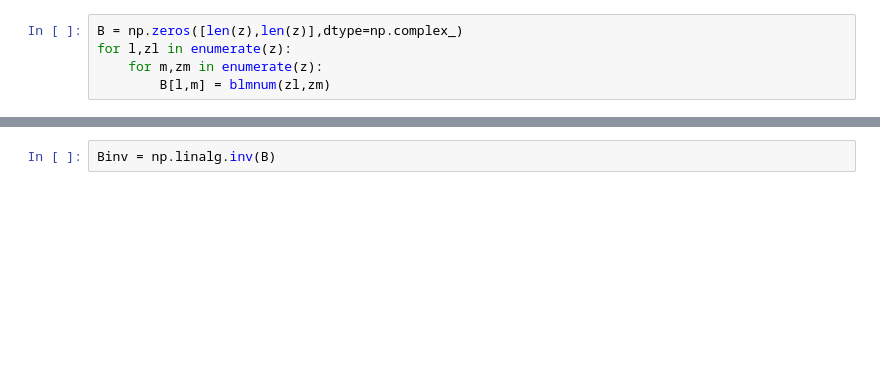
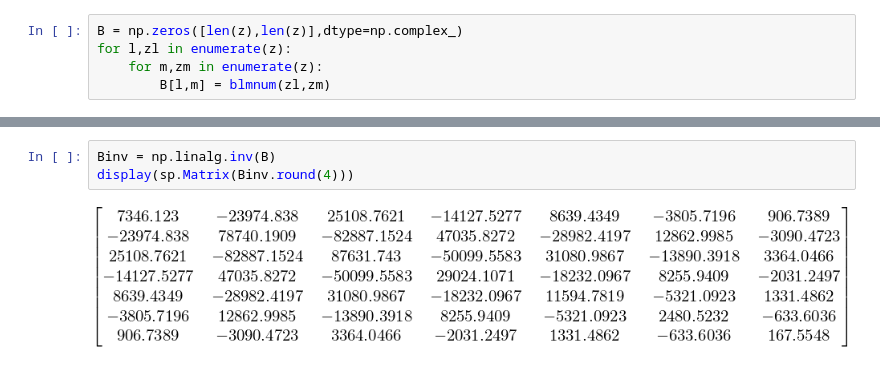
Before and after one commit to danzimmerman/notebooks, a Jupyter notebook: Optimum Directivity.ipynb, the cells around one changed output, grey strips where cells are left out. Saved outputs shown, nothing was run; the diff lists cells and outputs as text; blank space fills up the shorter version.

```diff
--- a/Optimum Directivity.ipynb
+++ b/Optimum Directivity.ipynb
@@ -39,4 +149,7 @@ for l,zl in enumerate(z):
 # %%
 Binv = np.linalg.inv(B)
+display(sp.Matrix(Binv.round(4)))
+# %% [output]
+[figure, added]
 # %%
 Iopt = np.matmul(Binv,e)
```
Also changed, not shown: parts of 38 cells of this notebook.
